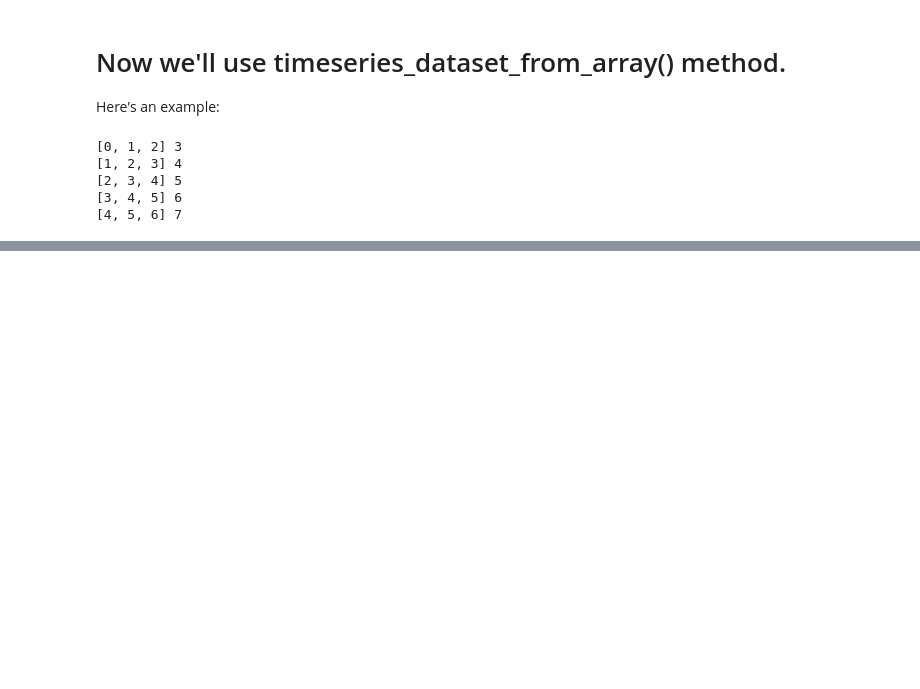
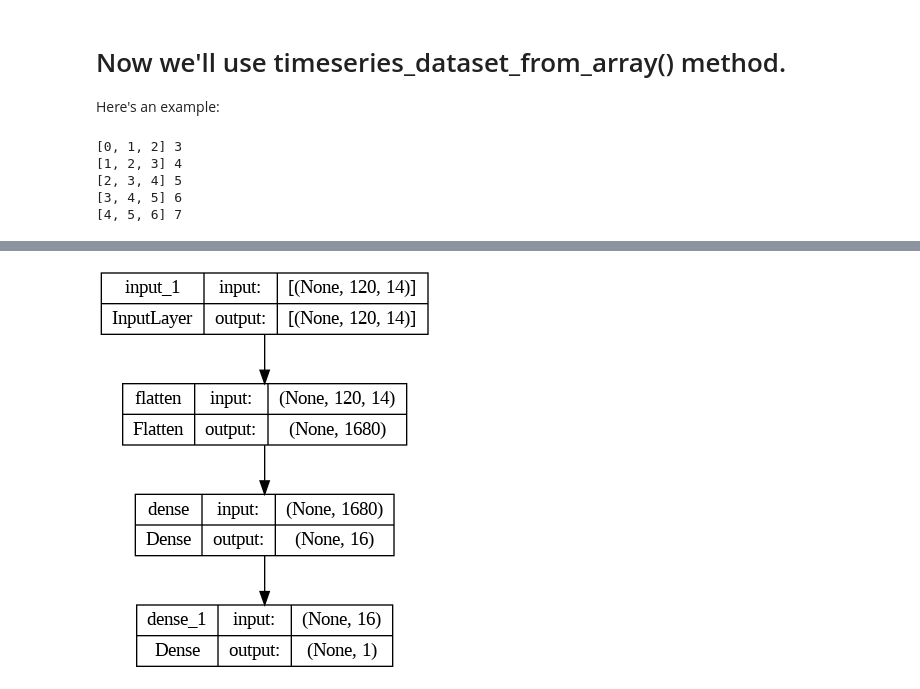
Before and after one commit to Venchislav/Neural-Networks, a Jupyter notebook: Weather_Forecasting_deep_learning.ipynb, the cells around one changed output, grey strips where cells are left out. Drawn from its saved outputs; the diff is of its cells as text; code cells hidden in the pictures; blank space fills up the shorter version.

```diff
--- a/Weather_Forecasting_deep_learning.ipynb
+++ b/Weather_Forecasting_deep_learning.ipynb
@@ -132,0 +135,5 @@ for inputs, targets in dummy_dataset:
+# %%
+sampling_rate = 6
+sequence_length = 120
+delay = sampling_rate * (sequence_length + 24 - 1)
+batch_size = 256
@@ -132,0 +195,7 @@ for inputs, targets in dummy_dataset:
+# %%
+model = keras.Sequential([
+    layers.InputLayer(input_shape=(sequence_length, raw_data.shape[-1])),
+    layers.Flatten(),
+    layers.Dense(16, activation='relu'),
+    layers.Dense(1)
+])
@@ -132,0 +220,4 @@ for inputs, targets in dummy_dataset:
+# %%
+keras.utils.plot_model(model, show_shapes=True)
+# %% [output]
+[figure, added]
```
Also changed, not shown: parts of 19 cells of this notebook.
